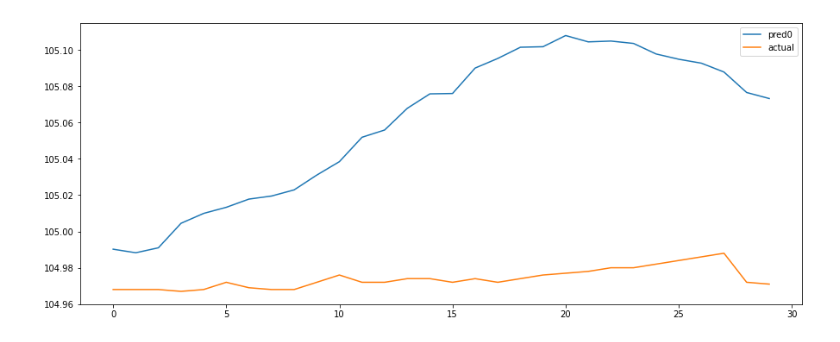
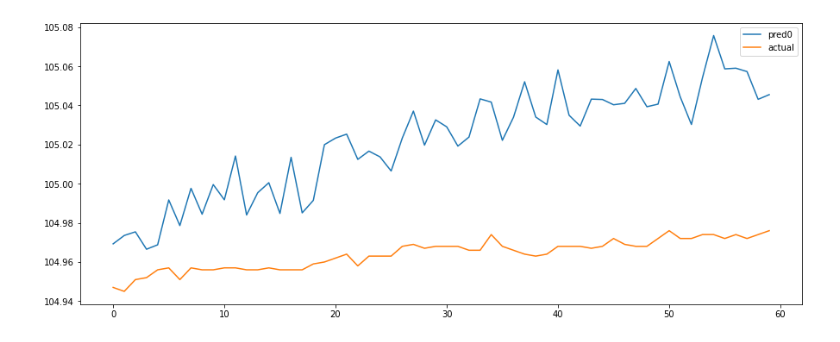
Before and after one commit to Rio114/practice, a Jupyter notebook: trade/fx/combined_time_scale.ipynb, the cells around one changed output. Saved outputs shown, nothing was run; the diff lists cells and outputs as text; code cells hidden in the pictures.

Commit message:
lstm

```diff
--- a/trade/fx/combined_time_scale.ipynb
+++ b/trade/fx/combined_time_scale.ipynb
@@ -17,8 +21,8 @@ df_m = load_assign_dtype("data/usd_jpy_m1.csv")
 df_h = load_assign_dtype("data/usd_jpy_h1.csv")
 df_d = load_assign_dtype("data/usd_jpy_d.csv")
 # %%
-target_window = 30
-train_mins = 240
+target_window = 60
+train_mins = 480
 
 x_list = []
 y_list = []
@@ -76,7 +80,8 @@ y_val = y[:-(test_num+target_window)][-val_num:]
 y_test = y[-test_num:]
 # %%
 model = tf.keras.Sequential([
-    tf.keras.layers.LSTM(509, activation='tanh', input_shape=(None, 4)),
+    tf.keras.layers.LSTM(1000, activation='tanh', input_shape=(None, 4)),
+    tf.keras.layers.Dense(100),
     tf.keras.layers.Dense(target_window)
 ])
 model.compile(optimizer=tf.keras.optimizers.Adam(),
@@ -97,7 +104,7 @@ Trainable params: 1,061,804
 Non-trainable params: 0
 _________________________________________________________________
 # %%
-batch_size = 100
+batch_size = 200
 n_epoch = 500
 
 # 学習
@@ -140,13 +146,13 @@ y_stack  = model.predict(X_test)
 y_stack = std_close * y_stack + mean_close
 y_raw = std_close * y_test + mean_close
 # %%
-pd.Series(y_stack[10, :]).plot(label='pred0')
+pd.Series(y_stack[0, :]).plot(label='pred0')
 
-pd.Series(y_raw[10, :]).plot(label='actual')
+pd.Series(y_raw[0, :]).plot(label='actual')
 plt.legend()
 # plt.xlim(400, 500)
 plt.show()
 # %% [output]
-[figure, old version]
+[figure, new version]
 # %%
 y_raw
```
Also changed, not shown: parts of 5 cells of this notebook.
